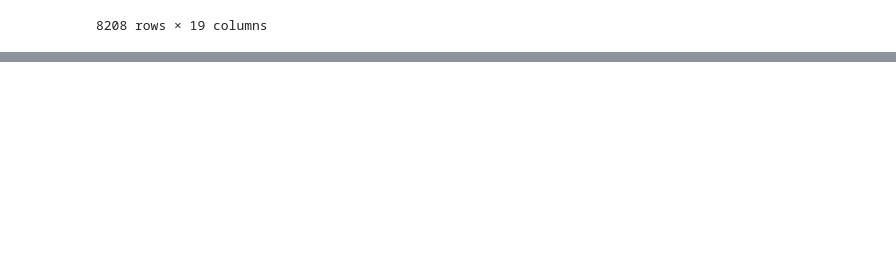
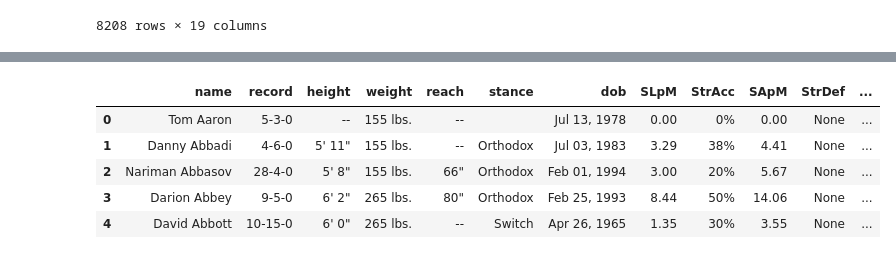
Before and after one commit to LLWICK/UFC-Fight-Winner-Predictor-Machine-learning, a Jupyter notebook: data_scraper/data_scraper.ipynb, the cells around one changed output, grey strips where cells are left out. Cells and saved outputs as stored; diff of their text form; code cells hidden in the pictures; blank space fills up the shorter version.

```diff
--- a/data_scraper/data_scraper.ipynb
+++ b/data_scraper/data_scraper.ipynb
@@ -333,0 +482,9 @@ or_df_frame.to_csv("./dataset/ufc_data.csv",index=False)
+# %%
+ff_df.head()
+# %% [output]
+|  | name | record | height | weight | reach | stance | dob | SLpM | StrAcc | SApM | StrDef | ... |
+| 0 | Tom Aaron | 5-3-0 | -- | 155 lbs. | -- |  | Jul 13, 1978 | 0.00 | 0% | 0.00 | None | ... |
+| 1 | Danny Abbadi | 4-6-0 | 5' 11" | 155 lbs. | -- | Orthodox | Jul 03, 1983 | 3.29 | 38% | 4.41 | None | ... |
+| 2 | Nariman Abbasov | 28-4-0 | 5' 8" | 155 lbs. | 66" | Orthodox | Feb 01, 1994 | 3.00 | 20% | 5.67 | None | ... |
+| 3 | Darion Abbey | 9-5-0 | 6' 2" | 265 lbs. | 80" | Orthodox | Feb 25, 1993 | 8.44 | 50% | 14.06 | None | ... |
+| 4 | David Abbott | 10-15-0 | 6' 0" | 265 lbs. | -- | Switch | Apr 26, 1965 | 1.35 | 30% | 3.55 | None | ... |
```
Also changed, not shown: parts of 7 cells of this notebook, 1 other file.
